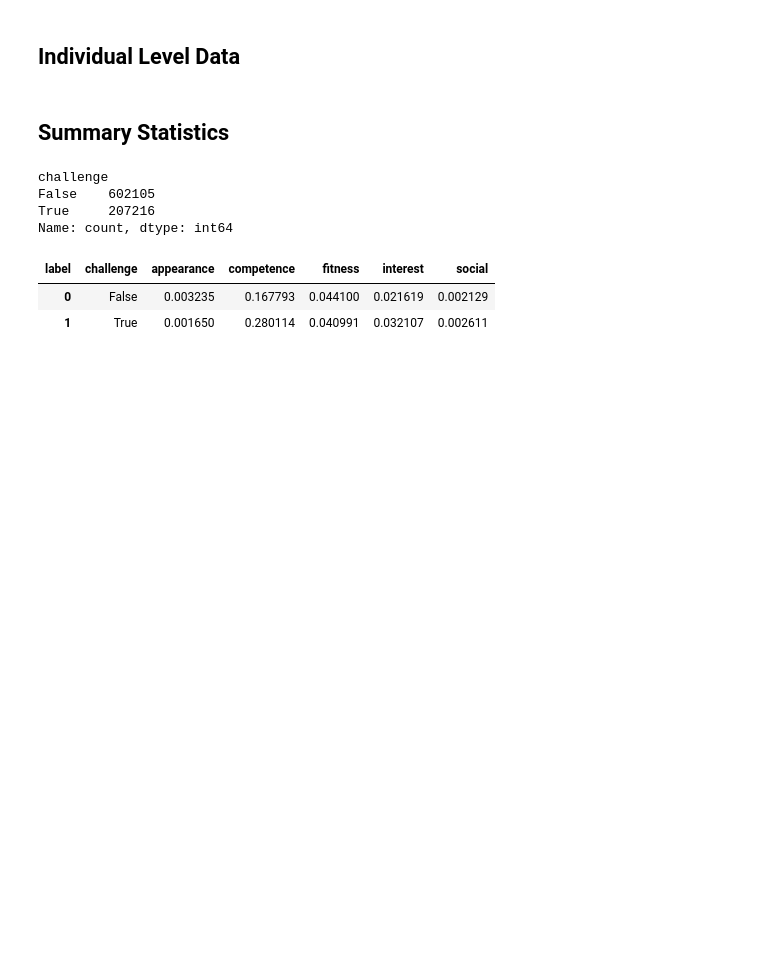
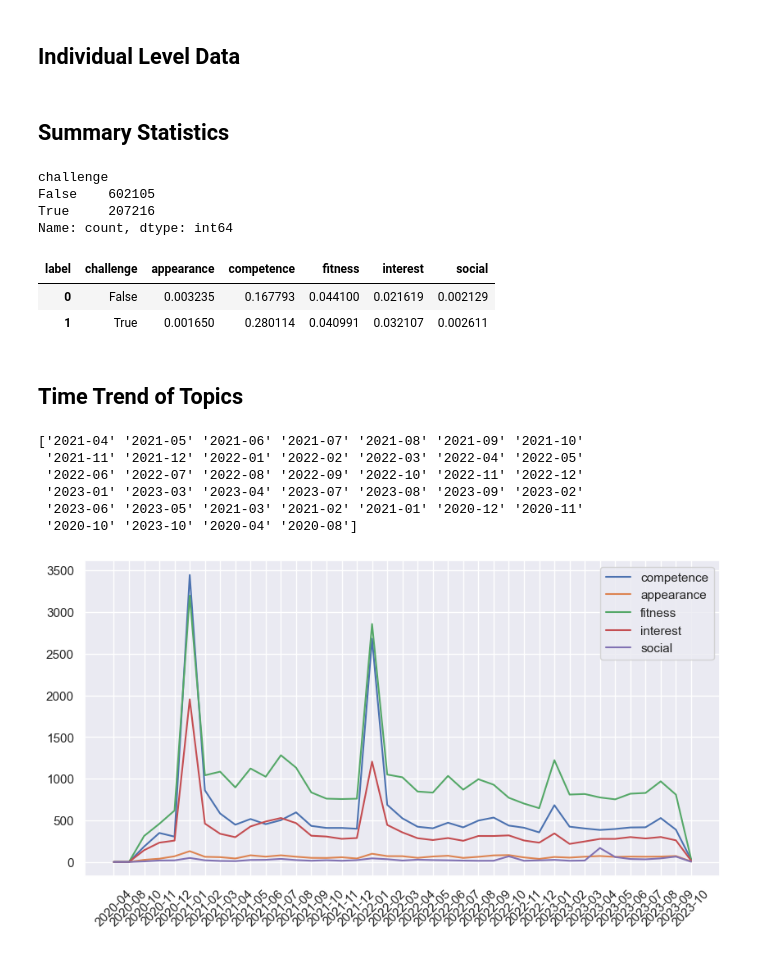
Before and after one commit to sdoosti/Fitness, a Jupyter notebook: analysis/comment_labels_analysis_merged_video.ipynb, the cells around one changed output. Drawn from its saved outputs; the diff is of its cells as text; code cells hidden in the pictures; blank space fills up the shorter version.

Commit message:
add trend of topics over time

```diff
--- a/analysis/comment_labels_analysis_merged_video.ipynb
+++ b/analysis/comment_labels_analysis_merged_video.ipynb
@@ -234,3 +234,32 @@ summary
 | label | challenge | appearance | competence | fitness | interest | social |
 | 0 | False | 0.003235 | 0.167793 | 0.044100 | 0.021619 | 0.002129 |
 | 1 | True | 0.001650 | 0.280114 | 0.040991 | 0.032107 | 0.002611 |
+# %% [markdown]
+## Time Trend of Topics
+# %%
+# create a distribution of topics over time and plot it using the comments_labeled dataset
+comments_labeled['year_month'] = comments_labeled.date.dt.strftime('%Y-%m')
+# aggregated number of competenc, appearance, fitness, interest, and social over time
+cols = ['competence','appearance','fitness','interest','social']
+summary = comments_labeled.groupby(['year_month'])[cols].sum().reset_index()
+# visualize the distribution of topics over time
+import matplotlib.pyplot as plt
+import seaborn as sns
+sns.set()
+plt.figure(figsize=(10,5))
+plt.plot(summary.year_month, summary.competence, label='competence')
+plt.plot(summary.year_month, summary.appearance, label='appearance')
+plt.plot(summary.year_month, summary.fitness, label='fitness')
+plt.plot(summary.year_month, summary.interest, label='interest')
+plt.plot(summary.year_month, summary.social, label='social')
+plt.xticks(rotation=45)
+plt.legend()
+plt.show()
+# %% [output]
+['2021-04' '2021-05' '2021-06' '2021-07' '2021-08' '2021-09' '2021-10'
+ '2021-11' '2021-12' '2022-01' '2022-02' '2022-03' '2022-04' '2022-05'
+ '2022-06' '2022-07' '2022-08' '2022-09' '2022-10' '2022-11' '2022-12'
+ '2023-01' '2023-03' '2023-04' '2023-07' '2023-08' '2023-09' '2023-02'
+ '2023-06' '2023-05' '2021-03' '2021-02' '2021-01' '2020-12' '2020-11'
+ '2020-10' '2023-10' '2020-04' '2020-08']
+[figure, added]
```
Also changed, not shown: parts of 1 cell of this notebook.
